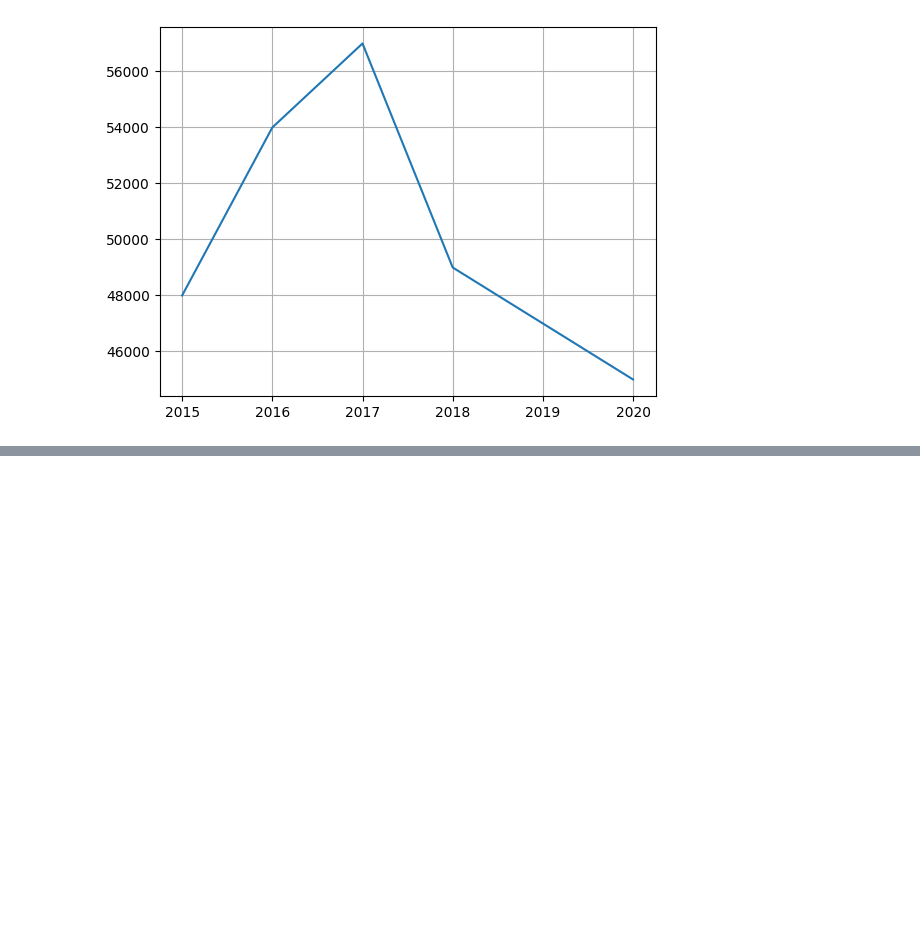
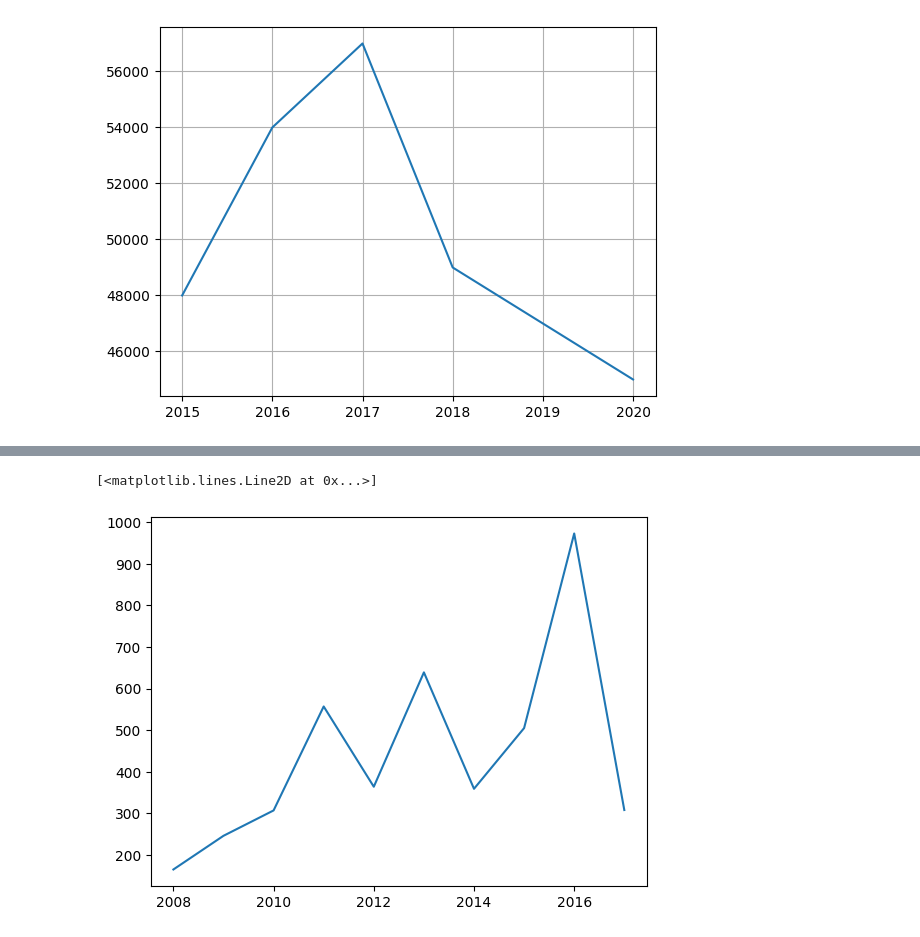
Before and after one commit to pranavsirsufale/attendance_system, a Jupyter notebook: pythoncode/visualization_python.ipynb, the cells around one changed output, grey strips where cells are left out. Saved outputs shown, nothing was run; the diff lists cells and outputs as text; code cells hidden in the pictures; blank space fills up the shorter version.

```diff
--- a/pythoncode/visualization_python.ipynb
+++ b/pythoncode/visualization_python.ipynb
@@ -41,4 +41,5 @@ plt.grid()
 [figure]
 # %%
 # from a padans dataframe
-batsman = pd.read_csv('sharma-')
+batsman = pd.read_csv('F:/attendance system/pythoncode/svskohli.csv')
+batsman
@@ -44,0 +58,5 @@ batsman = pd.read_csv('sharma-')
+# %%
+plt.plot(batsman['Year'] , batsman['V Kohli'])
+# %% [output]
+[<matplotlib.lines.Line2D at 0x...>]
+[figure, added]
```
Also changed, not shown: parts of 12 cells of this notebook, 1 other file.
